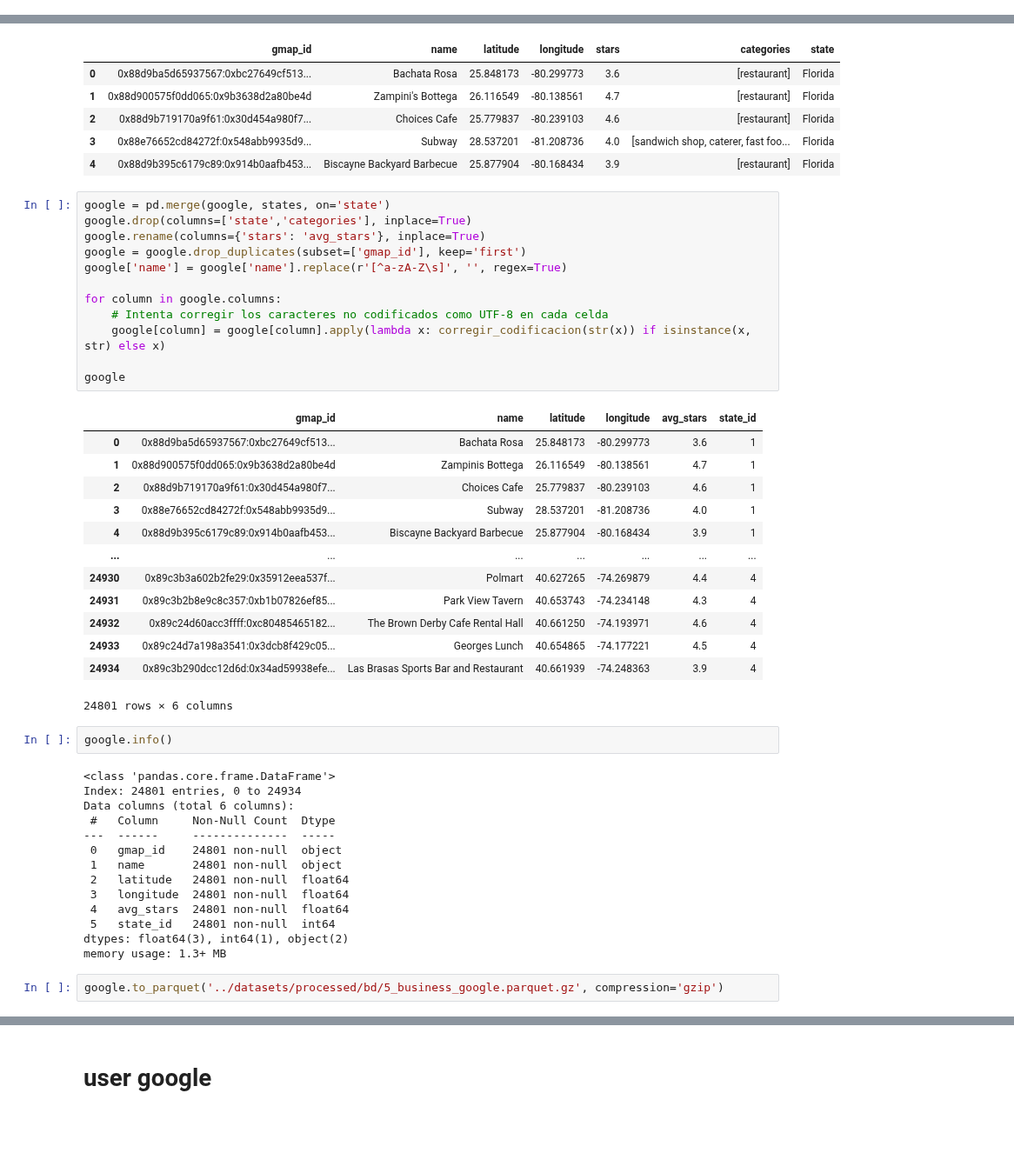
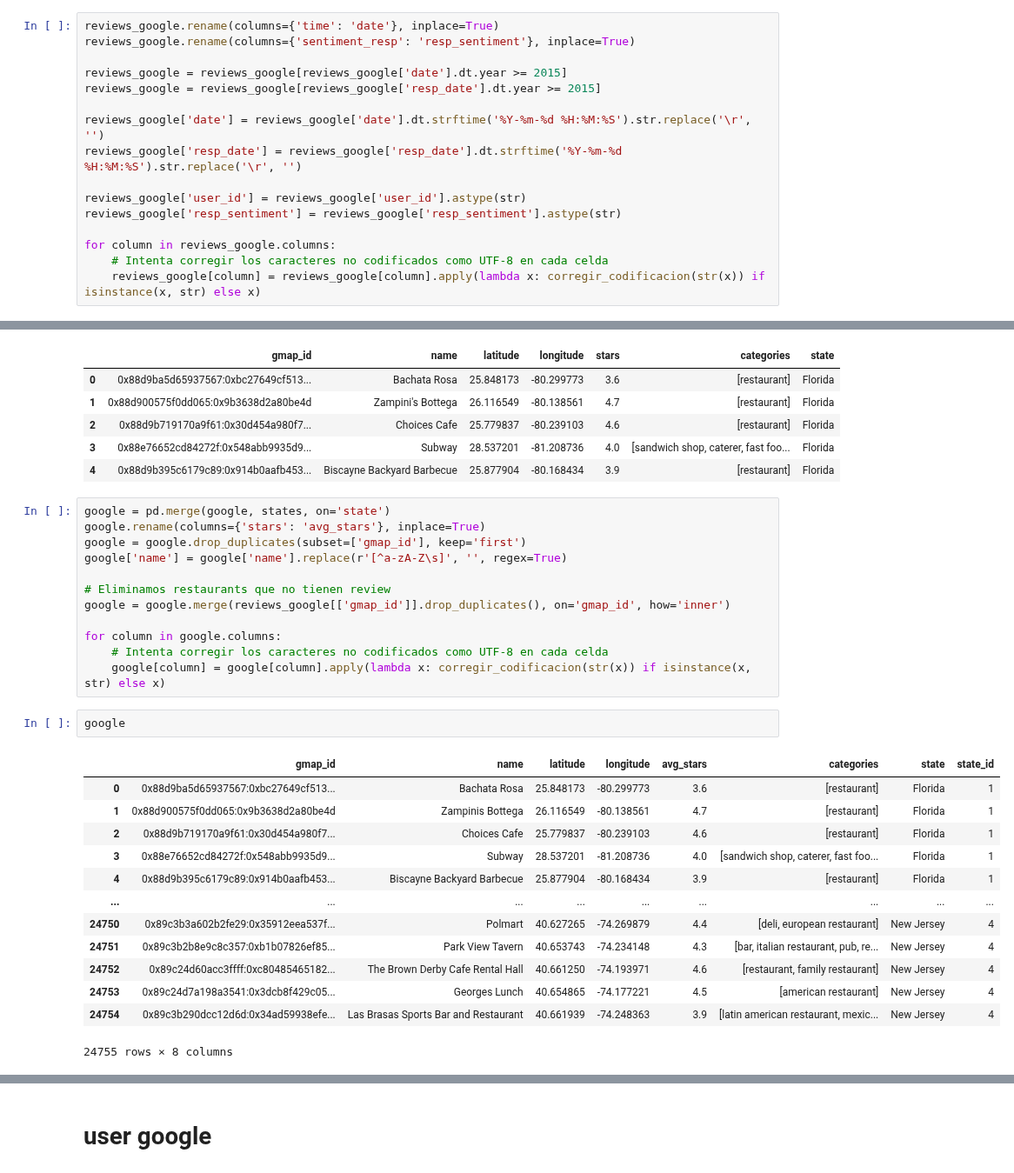
Before and after one commit to Paniceres/GP_Henry, a Jupyter notebook: etl-eda/etl_base_de_datos.ipynb, the cells around one changed output, grey strips where cells are left out. Shown at 87% size. Cells and saved outputs as stored; diff of their text form; blank space fills up the shorter version.

```diff
--- a/etl-eda/etl_base_de_datos.ipynb
+++ b/etl-eda/etl_base_de_datos.ipynb
@@ -326,0 +223,16 @@ memory usage: 605.6+ KB
+# %%
+reviews_google.rename(columns={'time': 'date'}, inplace=True)
+reviews_google.rename(columns={'sentiment_resp': 'resp_sentiment'}, inplace=True)
+
+reviews_google = reviews_google[reviews_google['date'].dt.year >= 2015]
+reviews_google = reviews_google[reviews_google['resp_date'].dt.year >= 2015]
+
+reviews_google['date'] = reviews_google['date'].dt.strftime('%Y-%m-%d %H:%M:%S').str.replace('\r', '')
+reviews_google['resp_date'] = reviews_google['resp_date'].dt.strftime('%Y-%m-%d %H:%M:%S').str.replace('\r', '')
+
+reviews_google['user_id'] = reviews_google['user_id'].astype(str)
+reviews_google['resp_sentiment'] = reviews_google['resp_sentiment'].astype(str)
+
+for column in reviews_google.columns:
+    # Intenta corregir los caracteres no codificados como UTF-8 en cada celda
+    reviews_google[column] = reviews_google[column].apply(lambda x: corregir_codificacion(str(x)) if isinstance(x, str) else x)
@@ -340,45 +286,29 @@ google.head()
 | 4 | 0x88d9b395c6179c89:0x914b0aafb453... | Biscayne Backyard Barbecue | 25.877904 | -80.168434 | 3.9 | [restaurant] | Florida |
 # %%
 google = pd.merge(google, states, on='state')
-google.drop(columns=['state','categories'], inplace=True)
 google.rename(columns={'stars': 'avg_stars'}, inplace=True)
 google = google.drop_duplicates(subset=['gmap_id'], keep='first')
 google['name'] = google['name'].replace(r'[^a-zA-Z\s]', '', regex=True)
 
+# Eliminamos restaurants que no tienen review
+google = google.merge(reviews_google[['gmap_id']].drop_duplicates(), on='gmap_id', how='inner')
+
 for column in google.columns:
     # Intenta corregir los caracteres no codificados como UTF-8 en cada celda
     google[column] = google[column].apply(lambda x: corregir_codificacion(str(x)) if isinstance(x, str) else x)
-
-google
-# %% [output]
-|  | gmap_id | name | latitude | longitude | avg_stars | state_id |
-| 0 | 0x88d9ba5d65937567:0xbc27649cf513... | Bachata Rosa | 25.848173 | -80.299773 | 3.6 | 1 |
-| 1 | 0x88d900575f0dd065:0x9b3638d2a80be4d | Zampinis Bottega | 26.116549 | -80.138561 | 4.7 | 1 |
-| 2 | 0x88d9b719170a9f61:0x30d454a980f7... | Choices Cafe | 25.779837 | -80.239103 | 4.6 | 1 |
-| 3 | 0x88e76652cd84272f:0x548abb9935d9... | Subway | 28.537201 | -81.208736 | 4.0 | 1 |
-| 4 | 0x88d9b395c6179c89:0x914b0aafb453... | Biscayne Backyard Barbecue | 25.877904 | -80.168434 | 3.9 | 1 |
-| ... | ... | ... | ... | ... | ... | ... |
-| 24930 | 0x89c3b3a602b2fe29:0x35912eea537f... | Polmart | 40.627265 | -74.269879 | 4.4 | 4 |
-| 24931 | 0x89c3b2b8e9c8c357:0xb1b07826ef85... | Park View Tavern | 40.653743 | -74.234148 | 4.3 | 4 |
-| 24932 | 0x89c24d60acc3ffff:0xc80485465182... | The Brown Derby Cafe Rental Hall | 40.661250 | -74.193971 | 4.6 | 4 |
-| 24933 | 0x89c24d7a198a3541:0x3dcb8f429c05... | Georges Lunch | 40.654865 | -74.177221 | 4.5 | 4 |
-| 24934 | 0x89c3b290dcc12d6d:0x34ad59938efe... | Las Brasas Sports Bar and Restaurant | 40.661939 | -74.248363 | 3.9 | 4 |
-24801 rows × 6 columns
 # %%
-google.info()
+google
 # %% [output]
+|  | gmap_id | name | latitude | longitude | avg_stars | categories | state | state_id |
+| 0 | 0x88d9ba5d65937567:0xbc27649cf513... | Bachata Rosa | 25.848173 | -80.299773 | 3.6 | [restaurant] | Florida | 1 |
+| 1 | 0x88d900575f0dd065:0x9b3638d2a80be4d | Zampinis Bottega | 26.116549 | -80.138561 | 4.7 | [restaurant] | Florida | 1 |
+| 2 | 0x88d9b719170a9f61:0x30d454a980f7... | Choices Cafe | 25.779837 | -80.239103 | 4.6 | [restaurant] | Florida | 1 |
+| 3 | 0x88e76652cd84272f:0x548abb9935d9... | Subway | 28.537201 | -81.208736 | 4.0 | [sandwich shop, caterer, fast foo... | Florida | 1 |
+| 4 | 0x88d9b395c6179c89:0x914b0aafb453... | Biscayne Backyard Barbecue | 25.877904 | -80.168434 | 3.9 | [restaurant] | Florida | 1 |
+| ... | ... | ... | ... | ... | ... | ... | ... | ... |
+| 24750 | 0x89c3b3a602b2fe29:0x35912eea537f... | Polmart | 40.627265 | -74.269879 | 4.4 | [deli, european restaurant] | New Jersey | 4 |
+| 24751 | 0x89c3b2b8e9c8c357:0xb1b07826ef85... | Park View Tavern | 40.653743 | -74.234148 | 4.3 | [bar, italian restaurant, pub, re... | New Jersey | 4 |
+| 24752 | 0x89c24d60acc3ffff:0xc80485465182... | The Brown Derby Cafe Rental Hall | 40.661250 | -74.193971 | 4.6 | [restaurant, family restaurant] | New Jersey | 4 |
+| 24753 | 0x89c24d7a198a3541:0x3dcb8f429c05... | Georges Lunch | 40.654865 | -74.177221 | 4.5 | [american restaurant] | New Jersey | 4 |
+| 24754 | 0x89c3b290dcc12d6d:0x34ad59938efe... | Las Brasas Sports Bar and Restaurant | 40.661939 | -74.248363 | 3.9 | [latin american restaurant, mexic... | New Jersey | 4 |
-<class 'pandas.core.frame.DataFrame'>
-Index: 24801 entries, 0 to 24934
-Data columns (total 6 columns):
- #   Column     Non-Null Count  Dtype
----  ------     --------------  -----
- 0   gmap_id    24801 non-null  object
- 1   name       24801 non-null  object
- 2   latitude   24801 non-null  float64
- 3   longitude  24801 non-null  float64
- 4   avg_stars  24801 non-null  float64
- 5   state_id   24801 non-null  int64
-dtypes: float64(3), int64(1), object(2)
-memory usage: 1.3+ MB
+24755 rows × 8 columns
-# %%
-google.to_parquet('../datasets/processed/bd/5_business_google.parquet.gz', compression='gzip')
```
Also changed, not shown: parts of 52 cells of this notebook, 6 other files.
